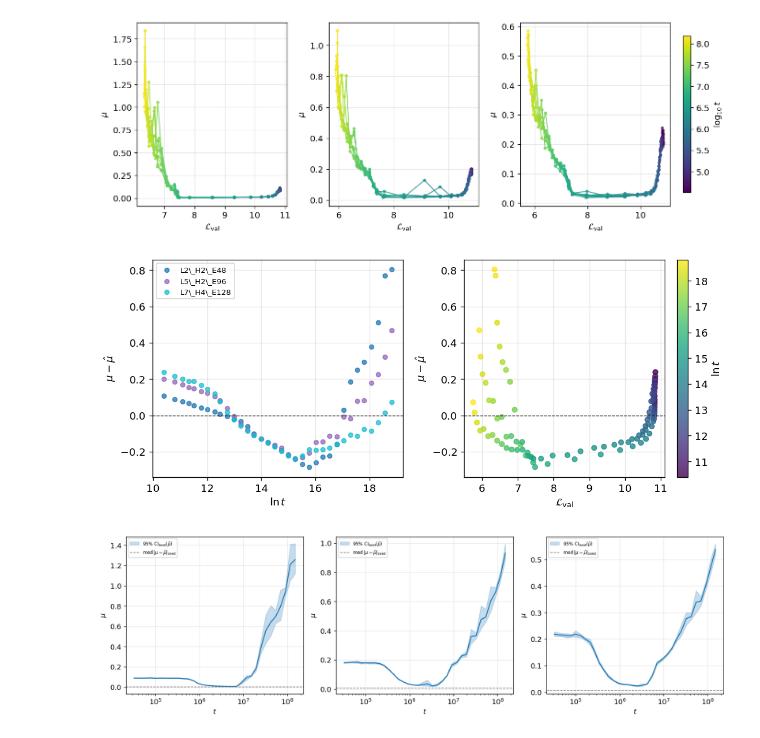
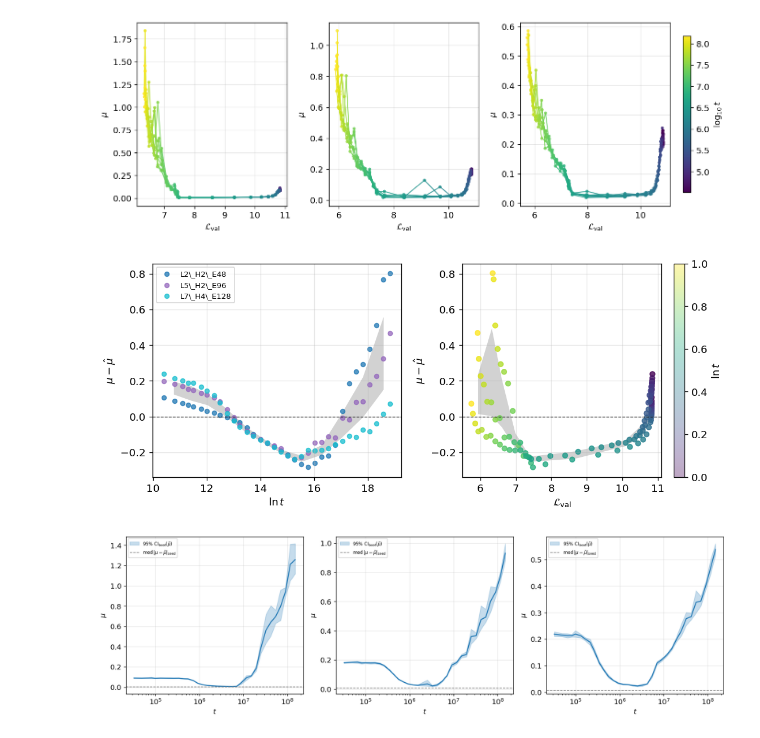
Before and after one commit to andriygav/FromEmpericalToLandscapeComplexity, a Jupyter notebook: code/exp02_few_models_figures.ipynb, the cells around one changed output. Drawn from its saved outputs; the diff is of its cells as text; code cells hidden in the pictures.

```diff
--- a/code/exp02_few_models_figures.ipynb
+++ b/code/exp02_few_models_figures.ipynb
@@ -32,15 +56,29 @@ fig, ax = plt.subplots(figsize=(10.8, 6.0))
 for i, model_id in enumerate(model_ids):
     g = traj[traj['model_id'] == model_id].sort_values('train_tokens_real')
     color = palette[i % len(palette)]
+    ax.fill_between(
+        g['train_tokens_real'],
+        g['val_loss_lo'],
+        g['val_loss_hi'],
+        color=color,
+        alpha=0.18,
+        linewidth=0,
+    )
     ax.plot(g['train_tokens_real'], g['val_loss'], '-', color=color, label=model_id)
-    ax.errorbar(g['train_tokens_real'], g['val_loss'], yerr=g['val_loss_std'], fmt='none', ecolor=color)
 
 ax2 = ax.twinx()
 for i, model_id in enumerate(model_ids):
     g = traj[traj['model_id'] == model_id].sort_values('train_tokens_real')
     color = palette[i % len(palette)]
+    ax2.fill_between(
+        g['train_tokens_real'],
+        g['mu_lo'],
+        g['mu_hi'],
+        color=color,
+        alpha=0.18,
+        linewidth=0,
+    )
     ax2.plot(g['train_tokens_real'], g['mu'], '--', color=color)
-    ax2.errorbar(g['train_tokens_real'], g['mu'], yerr=g['mu_std'], fmt='none', ecolor=color)
 
 ax.set_xscale('log')
 ax.set_xlabel(r'$t$')
@@ -191,39 +229,104 @@ stats = {
     'partial_corr_mu_lnt_given_lv': pcorr,
 }
 
+RNG_r = np.random.default_rng(43)
+N_BOOT_R = 800
+
+
+def boot_mean_ci_simple(vals):
+    vals = np.asarray(vals, dtype=float)
+    n = len(vals)
+    if n == 0:
+        return float('nan'), float('nan'), float('nan')
+    mu = float(np.mean(vals))
+    if n == 1:
+        return mu, mu, mu
+    idx = RNG_r.integers(0, n, size=(N_BOOT_R, n))
+    boots = np.mean(vals[idx], axis=1)
+    return mu, float(np.quantile(boots, 0.025)), float(np.quantile(boots, 0.975))
+
+
+def binned_residual_band(x, resid, n_bins=12):
+    x = np.asarray(x, dtype=float)
+    resid = np.asarray(resid, dtype=float)
+    order = np.argsort(x)
+    xo = x[order]
+    ro = resid[order]
+    n = len(xo)
+    n_bins = int(min(max(3, n_bins), max(3, n // 4)))
+    q = np.linspace(0, 100, n_bins + 1)
+    edges = np.percentile(xo, q)
+    centers = []
+    lo = []
+    hi = []
+    for i in range(n_bins):
+        lo_e, hi_e = edges[i], edges[i + 1]
+        if i == n_bins - 1:
+            m = (xo >= lo_e) & (xo <= hi_e)
+        else:
+            m = (xo >= lo_e) & (xo < hi_e)
+        vals = ro[m]
+        if len(vals) < 2:
+            continue
+        _, l, h = boot_mean_ci_simple(vals)
+        centers.append(float(np.mean(xo[m])))
+        lo.append(l)
+        hi.append(h)
+    return np.array(centers), np.array(lo), np.array(hi)
+
+
+cx_lt, lo_lt, hi_lt = binned_residual_band(stats['logt'], stats['resid'])
+cx_lv, lo_lv, hi_lv = binned_residual_band(stats['lv'], stats['resid'])
+
 fig, axes = plt.subplots(1, 2, figsize=(9.5, 4))
 models_u = sorted(set(stats['model']))
 colors = plt.cm.tab10(np.linspace(0, 0.9, len(models_u)))
 mc = {m: colors[i] for i, m in enumerate(models_u)}
 ax = axes[0]
+ax.fill_between(
+    cx_lt,
+    lo_lt,
+    hi_lt,
+    color='gray',
+    alpha=0.35,
+    linewidth=0,
+)
 for m in models_u:
     mask = np.array([x == m for x in stats['model']])
     ax.scatter(
         stats['logt'][mask],
         stats['resid'][mask],
         s=22,
         alpha=0.75,
         label=m.replace('_', r'\_'),
         color=mc[m],
     )
 ax.axhline(0.0, color='k', linewidth=0.8, linestyle='--')
 ax.set_xlabel(r'$\ln t$')
 ax.set_ylabel(r'$\mu - \hat{\mu}$')
 ax.grid(True, alpha=0.3)
 ax.legend(fontsize=8, loc='best')
 ax = axes[1]
+ax.fill_between(
+    cx_lv,
+    lo_lv,
+    hi_lv,
+    color='gray',
+    alpha=0.35,
+    linewidth=0,
+)
 ax.scatter(stats['lv'], stats['resid'], c=stats['logt'], cmap='viridis', s=28, alpha=0.8)
 ax.axhline(0.0, color='k', linewidth=0.8, linestyle='--')
 ax.set_xlabel(r'$\mathcal{L}_{\mathrm{val}}$')
 ax.set_ylabel(r'$\mu - \hat{\mu}$')
 plt.colorbar(ax.collections[0], ax=ax, label=r'$\ln t$')
 ax.grid(True, alpha=0.3)
 fig.tight_layout()
 out_res = root + '/paper/figures/fig_mu_residual_vs_loss_time.png'
 fig.savefig(out_res, dpi=200, bbox_inches='tight')
 plt.show()
 # %% [output]
-[figure, old version]
+[figure, new version]
 # %%
 RNG = np.random.default_rng(42)
 N_BOOT = 800
```
Also changed, not shown: parts of 2 cells of this notebook, 7 other files.
